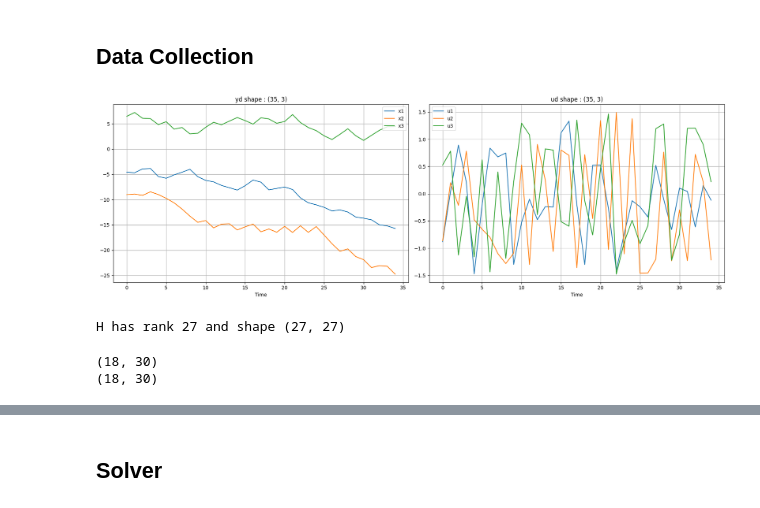
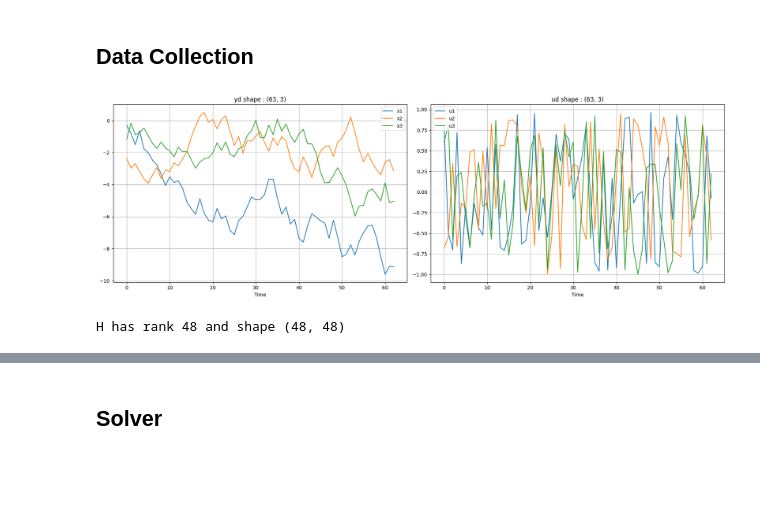
Before and after one commit to michael-cummins/DeePC-HUNT, a Jupyter notebook: notebooks/linear_deepc.ipynb, the cells around one changed output, grey strips where cells are left out. Cells and saved outputs as stored; diff of their text form; code cells hidden in the pictures; blank space fills up the shorter version.

```diff
--- a/notebooks/linear_deepc.ipynb
+++ b/notebooks/linear_deepc.ipynb
@@ -29,54 +29,55 @@ p = C.shape[0] # p = number of output
 q = m+p # q = number of i/o variables
 
 Tini = 3                                   # Past time horizon
-Tf = 3                                     # Future time horizon
+Tf = 10                                     # Future time horizon
 T = (m+1)*(Tini + Tf + n) - 1
 # %% [markdown]
 ## Data Collection
 # %%
 ud = []
 yd = []
-x = np.random.uniform(low=-10, high=10, size=(m,))
+x = np.random.uniform(low=-3, high=3, size=(m,))
 for i in range(T):
-   u = np.random.uniform(low=-1.5, high=1.5, size=(m,)) # Random input
+   u = np.random.uniform(low=-1, high=1, size=(m,)) # Random input
    x = A@x + B@u
    y = C@x + D@u
+   y = y + np.random.randn(p,)*0.1
    ud.append(u)
    yd.append(y)
 ud = np.array(ud)
 yd = np.array(yd)
 
 # print(f'ud shape : {ud.shape}, yd shape : {yd.shape}')
 plt.rcParams["figure.figsize"] = (18,6)
 plt.subplot(1,2,1)
-plt.plot(range(0,35), yd, label=['x1', 'x2', 'x3'])
+plt.plot(range(0,T), yd, label=['x1', 'x2', 'x3'])
 plt.legend(loc="upper right")
 plt.xlabel('Time')
 plt.title(f"yd shape : {yd.shape}")
 plt.grid('on')
 plt.tight_layout()
 
 plt.subplot(1,2,2)
-plt.plot(range(0,35), ud, label=['u1', 'u2', 'u3'])
+plt.plot(range(0,T), ud, label=['u1', 'u2', 'u3'])
 plt.legend(loc="upper left")
 plt.xlabel('Time')
 plt.title(f"ud shape : {ud.shape}")
 plt.grid('on')
 plt.tight_layout()
 
 plt.show()
 # %% [output]
-[figure, old version]
+[figure, new version]
 # %%
 L = Tini + Tf + n
-u_row, u_col = ud.shape
+(u_row, u_col) = ud.shape
 H_u = np.zeros((m*L, T-L+1))
 ud = ud.reshape((u_row*u_col,))
 for i in range(0,T-L+1):
    H_u[:,i] = ud[m*i:m*(L+i)]
 print(f'H has rank {np.linalg.matrix_rank(H_u)} and shape {H_u.shape}')
 # %% [output]
-H has rank 27 and shape (27, 27)
+H has rank 48 and shape (48, 48)
 # %%
 L = Tini + Tf
 U = np.zeros((m*L, T-L+1))
@@ -92,12 +93,6 @@ for i in range(0,T-L+1):
 # %%
 u_ini = ud[:Tini*m]
 y_ini = yd[:p*Tini]
-# %%
-print(Y.shape)
-print(U.shape)
-# %% [output]
-(18, 30)
-(18, 30)
 # %%
 Up = U[0:m*Tini,:]
 Yp = Y[0:p*Tini,:]
```
Also changed, not shown: parts of 4 cells of this notebook, 1 other file.
